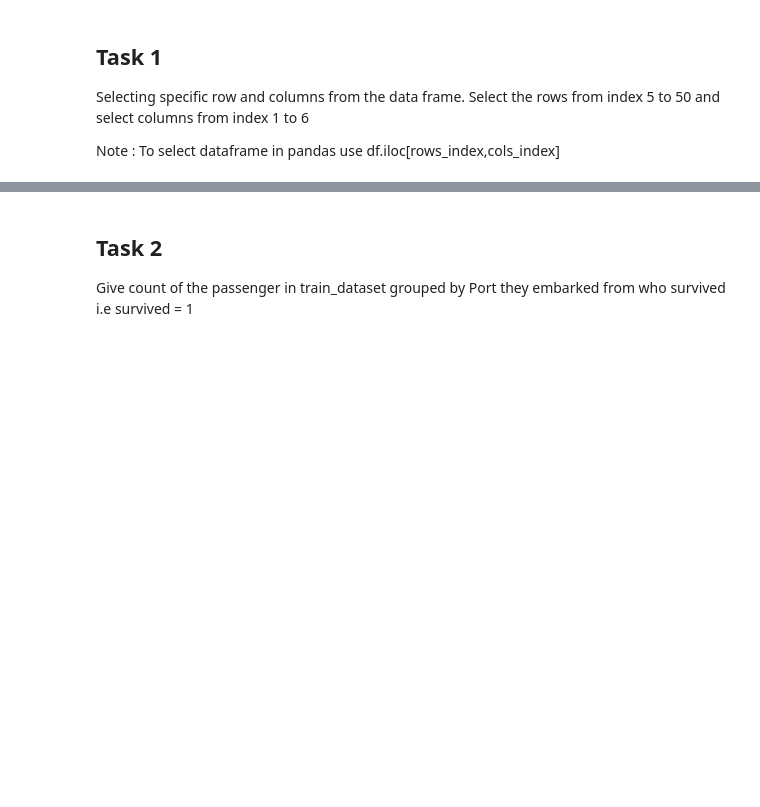
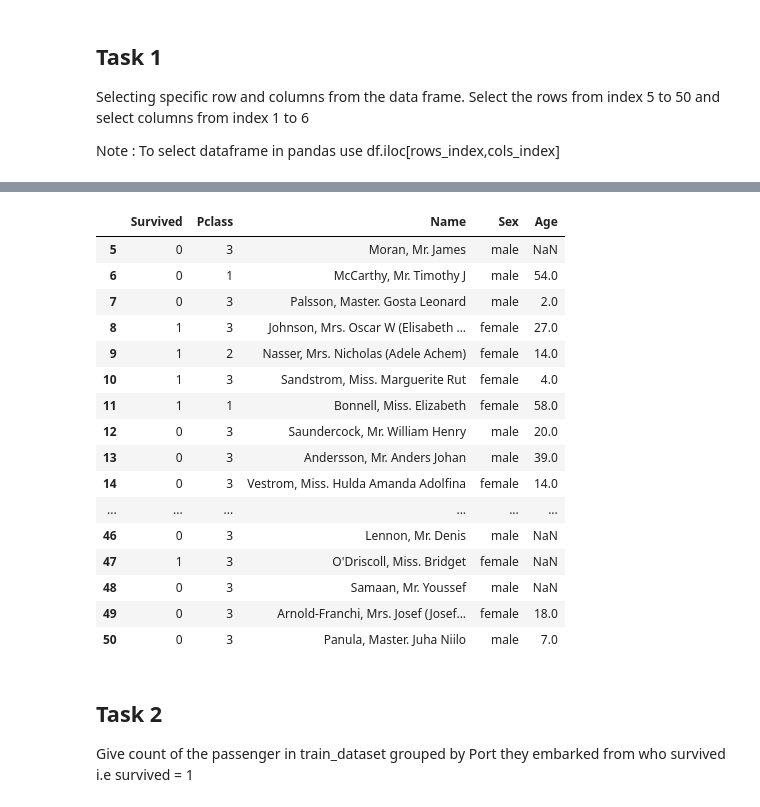
Before and after one commit to ciaranomalley/cs-for-psych, a Jupyter notebook: Copy_of_COM_Assignment_4_CiaranOMalley.ipynb, the cells around one changed output, grey strips where cells are left out. Saved outputs shown, nothing was run; the diff lists cells and outputs as text; code cells hidden in the pictures; blank space fills up the shorter version.

```diff
--- a/Copy_of_COM_Assignment_4_CiaranOMalley.ipynb
+++ b/Copy_of_COM_Assignment_4_CiaranOMalley.ipynb
@@ -47,6 +47,25 @@ Your dataframe should look sth like this :
 ![Screenshot 2020-12-20 at 13.38.55.png](embedded-picture-1)
 # %%
 #your answer here
+train_data.iloc[5:51,1:6]
+# %% [output]
+|  | Survived | Pclass | Name | Sex | Age |
+| 5 | 0 | 3 | Moran, Mr. James | male | NaN |
+| 6 | 0 | 1 | McCarthy, Mr. Timothy J | male | 54.0 |
+| 7 | 0 | 3 | Palsson, Master. Gosta Leonard | male | 2.0 |
+| 8 | 1 | 3 | Johnson, Mrs. Oscar W (Elisabeth ... | female | 27.0 |
+| 9 | 1 | 2 | Nasser, Mrs. Nicholas (Adele Achem) | female | 14.0 |
+| 10 | 1 | 3 | Sandstrom, Miss. Marguerite Rut | female | 4.0 |
+| 11 | 1 | 1 | Bonnell, Miss. Elizabeth | female | 58.0 |
+| 12 | 0 | 3 | Saundercock, Mr. William Henry | male | 20.0 |
+| 13 | 0 | 3 | Andersson, Mr. Anders Johan | male | 39.0 |
+| 14 | 0 | 3 | Vestrom, Miss. Hulda Amanda Adolfina | female | 14.0 |
+| ... | ... | ... | ... | ... | ... |
+| 46 | 0 | 3 | Lennon, Mr. Denis | male | NaN |
+| 47 | 1 | 3 | O'Driscoll, Miss. Bridget | female | NaN |
+| 48 | 0 | 3 | Samaan, Mr. Youssef | male | NaN |
+| 49 | 0 | 3 | Arnold-Franchi, Mrs. Josef (Josef... | female | 18.0 |
+| 50 | 0 | 3 | Panula, Master. Juha Niilo | male | 7.0 |
 # %% [markdown]
 ## Task 2
 
```
